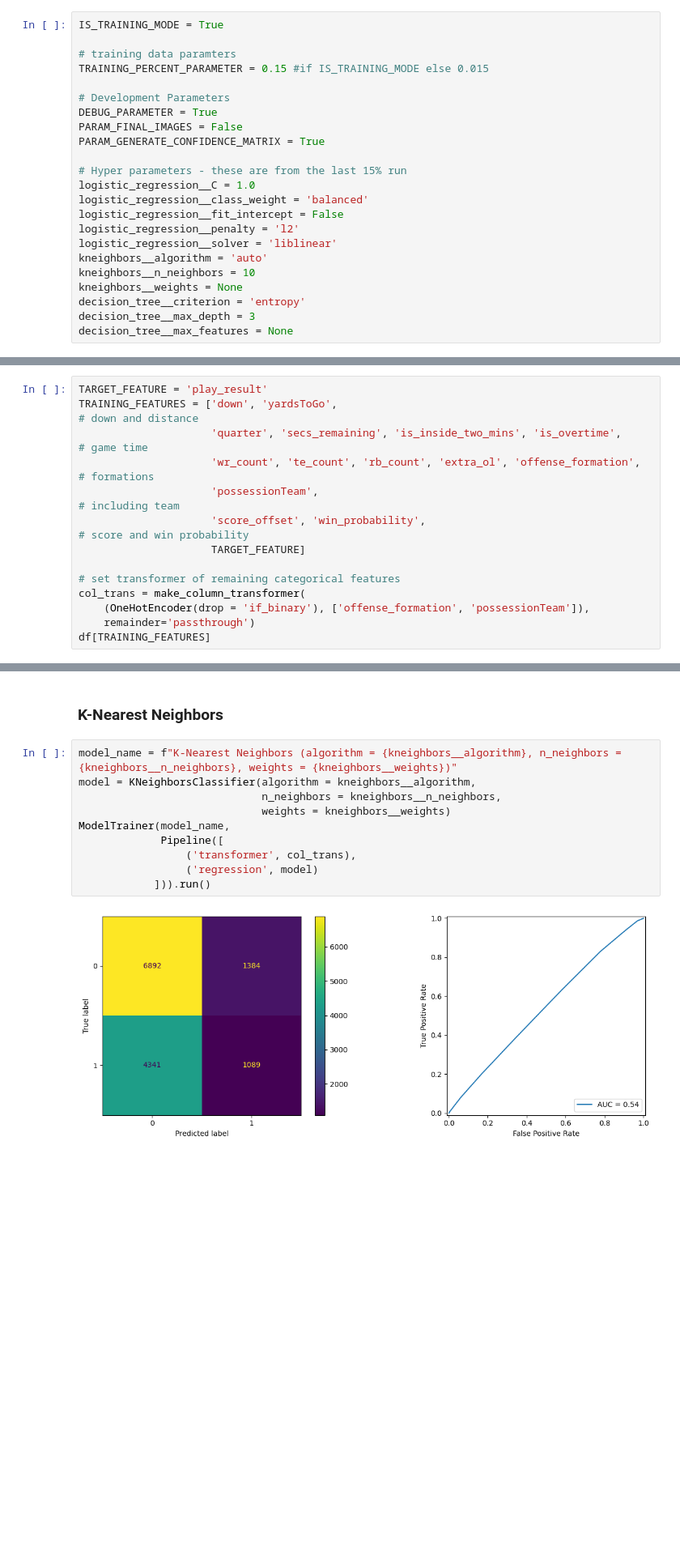
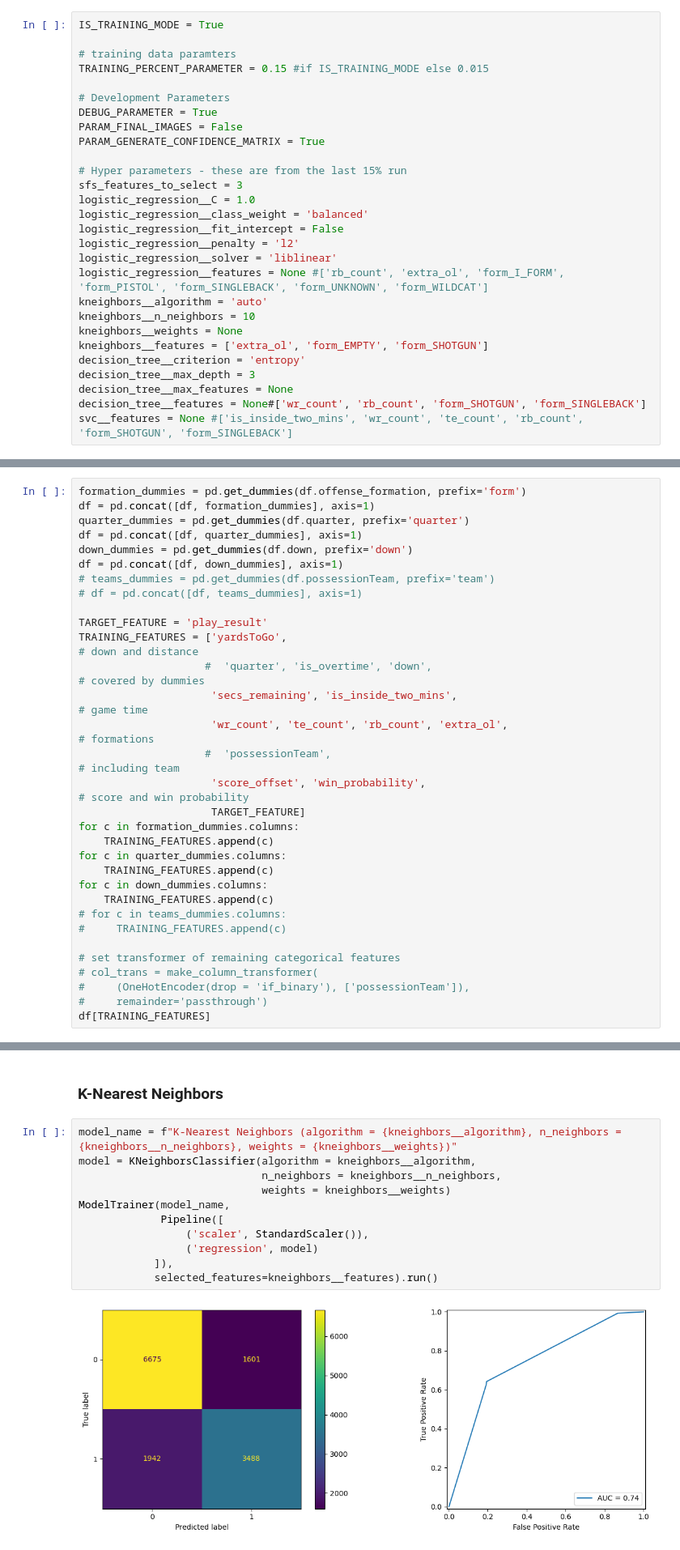
Before and after one commit to davestange/predict_plays, a Jupyter notebook: predict.ipynb, the cells around one changed output, grey strips where cells are left out. Shown: that part at 81% size. Cells and saved outputs as stored; diff of their text form; blank space fills up the shorter version.

```diff
--- a/predict.ipynb
+++ b/predict.ipynb
@@ -12,17 +12,22 @@ PARAM_FINAL_IMAGES = False
 PARAM_GENERATE_CONFIDENCE_MATRIX = True
 
 # Hyper parameters - these are from the last 15% run
+sfs_features_to_select = 3
 logistic_regression__C = 1.0
 logistic_regression__class_weight = 'balanced'
 logistic_regression__fit_intercept = False
 logistic_regression__penalty = 'l2'
 logistic_regression__solver = 'liblinear'
+logistic_regression__features = None #['rb_count', 'extra_ol', 'form_I_FORM', 'form_PISTOL', 'form_SINGLEBACK', 'form_UNKNOWN', 'form_WILDCAT']
 kneighbors__algorithm = 'auto'
 kneighbors__n_neighbors = 10
 kneighbors__weights = None
+kneighbors__features = ['extra_ol', 'form_EMPTY', 'form_SHOTGUN']
 decision_tree__criterion = 'entropy'
 decision_tree__max_depth = 3
 decision_tree__max_features = None
+decision_tree__features = None#['wr_count', 'rb_count', 'form_SHOTGUN', 'form_SINGLEBACK']
+svc__features = None #['is_inside_two_mins', 'wr_count', 'te_count', 'rb_count', 'form_SHOTGUN', 'form_SINGLEBACK']
 # %% [markdown]
 # Initializing Data
 # %% [markdown]
@@ -184,17 +191,35 @@ df = plays
 # %% [markdown]
 ## Prepare the training set
 # %%
+formation_dummies = pd.get_dummies(df.offense_formation, prefix='form')
+df = pd.concat([df, formation_dummies], axis=1)
+quarter_dummies = pd.get_dummies(df.quarter, prefix='quarter')
+df = pd.concat([df, quarter_dummies], axis=1)
+down_dummies = pd.get_dummies(df.down, prefix='down')
+df = pd.concat([df, down_dummies], axis=1)
+# teams_dummies = pd.get_dummies(df.possessionTeam, prefix='team')
+# df = pd.concat([df, teams_dummies], axis=1)
+
 TARGET_FEATURE = 'play_result'
-TRAINING_FEATURES = ['down', 'yardsToGo',                                                       # down and distance
-                     'quarter', 'secs_remaining', 'is_inside_two_mins', 'is_overtime',          # game time
-                     'wr_count', 'te_count', 'rb_count', 'extra_ol', 'offense_formation',       # formations
-                     'possessionTeam',                                                          # including team
+TRAINING_FEATURES = ['yardsToGo',                                                               # down and distance
+                    #  'quarter', 'is_overtime', 'down',                                        # covered by dummies
+                     'secs_remaining', 'is_inside_two_mins',                                    # game time
+                     'wr_count', 'te_count', 'rb_count', 'extra_ol',                            # formations
+                    #  'possessionTeam',                                                        # including team
                      'score_offset', 'win_probability',                                         # score and win probability
                      TARGET_FEATURE]
+for c in formation_dummies.columns:
+    TRAINING_FEATURES.append(c)
+for c in quarter_dummies.columns:
+    TRAINING_FEATURES.append(c)
+for c in down_dummies.columns:
+    TRAINING_FEATURES.append(c)
+# for c in teams_dummies.columns:
+#     TRAINING_FEATURES.append(c)
 
 # set transformer of remaining categorical features
-col_trans = make_column_transformer(
-    (OneHotEncoder(drop = 'if_binary'), ['offense_formation', 'possessionTeam']),
-    remainder='passthrough')
+# col_trans = make_column_transformer(
+#     (OneHotEncoder(drop = 'if_binary'), ['possessionTeam']),
+#     remainder='passthrough')
 df[TRAINING_FEATURES]
 # %% [output]
@@ -507,15 +655,16 @@ ModelTrainer(model_name,
 # %%
 model_name = f"K-Nearest Neighbors (algorithm = {kneighbors__algorithm}, n_neighbors = {kneighbors__n_neighbors}, weights = {kneighbors__weights})"
 model = KNeighborsClassifier(algorithm = kneighbors__algorithm,
                              n_neighbors = kneighbors__n_neighbors,
                              weights = kneighbors__weights)
 ModelTrainer(model_name,
              Pipeline([
-                 ('transformer', col_trans),
+                 ('scaler', StandardScaler()),
                  ('regression', model)
-            ])).run()
+            ]),
+            selected_features=kneighbors__features).run()
 # %% [output]
-[figure, old version]
+[figure, new version]
 # %% [markdown]
 ### Decision Tree
 # %%
```
Also changed, not shown: parts of 15 cells of this notebook, 1 other file.
